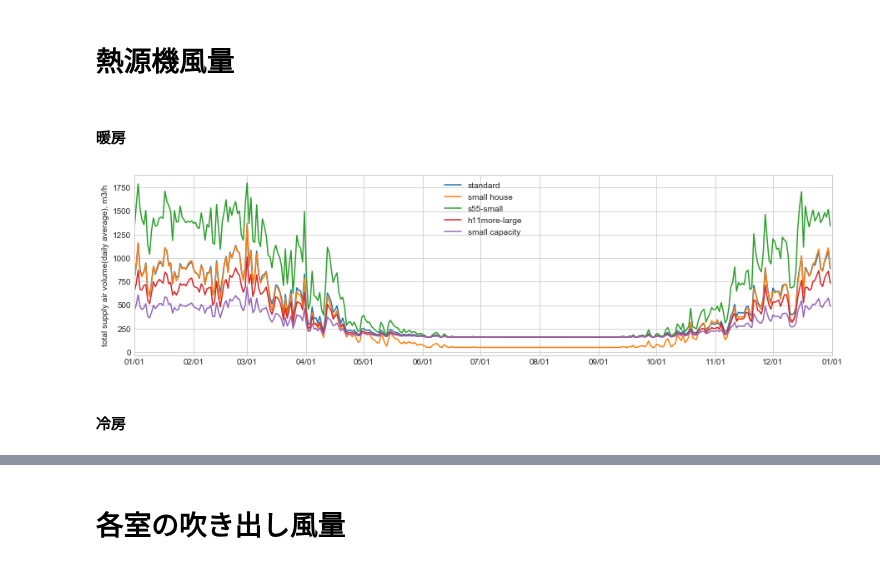
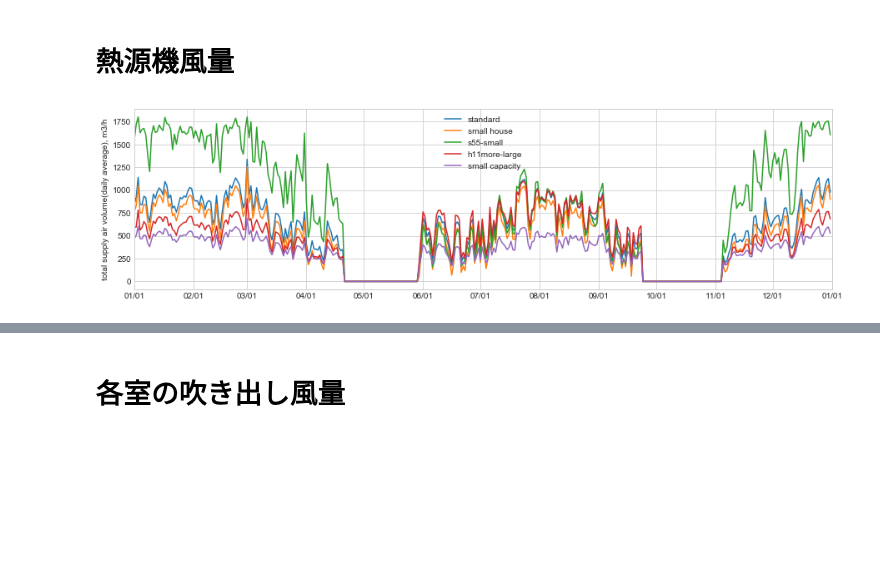
Before and after one commit to HisashiMiura/duct_type_central_hc_system, a Jupyter notebook: report_circulating_air_flow.ipynb, the cells around one changed output, grey strips where cells are left out. Drawn from its saved outputs; the diff is of its cells as text; code cells hidden in the pictures; blank space fills up the shorter version.

```diff
--- a/report_4_supply_air_volume.ipynb
+++ b/report_circulating_air_flow.ipynb
@@ -133,19 +133,15 @@ ac.draw_graph('cooling load for heat source, MJ/d', data, op='itg')
 [figure]
 # %% [markdown]
 # 熱源機風量
-# %% [markdown]
-#### 暖房
 # %%
 data = [
-    (ac.get_main_value(6)['time_value']['supply_air_volume_of_heat_source_heating'], 'standard'),
-    (ac.get_main_value(10)['time_value']['supply_air_volume_of_heat_source_heating'], 'small house'),
-    (ac.get_main_value(24)['time_value']['supply_air_volume_of_heat_source_heating'], 's55-small'),
-    (ac.get_main_value(35)['time_value']['supply_air_volume_of_heat_source_heating'], 'h11more-large'),
-    (ac.get_main_value(49)['time_value']['supply_air_volume_of_heat_source_heating'], 'small capacity'),
+    (ac.get_main_value(6)['time_value']['supply_air_volume_of_heat_source'], 'standard'),
+    (ac.get_main_value(10)['time_value']['supply_air_volume_of_heat_source'], 'small house'),
+    (ac.get_main_value(24)['time_value']['supply_air_volume_of_heat_source'], 's55-small'),
+    (ac.get_main_value(35)['time_value']['supply_air_volume_of_heat_source'], 'h11more-large'),
+    (ac.get_main_value(49)['time_value']['supply_air_volume_of_heat_source'], 'small capacity'),
 ]
 
 ac.draw_graph('total supply air volume(daily average), m3/h', data, op='ave')
 # %% [output]
-[figure, old version]
+[figure, new version]
-# %% [markdown]
-#### 冷房
```
Also changed, not shown: parts of 6 cells of this notebook.
